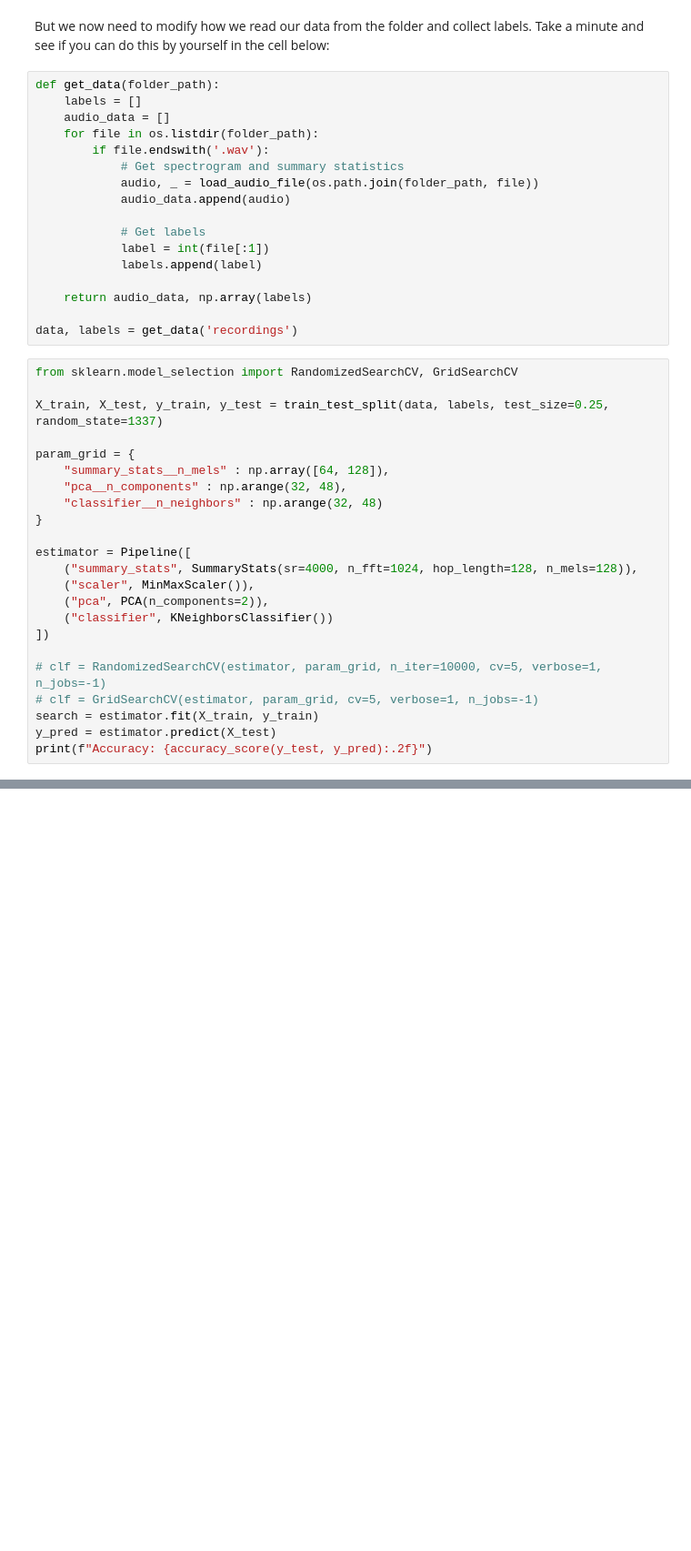
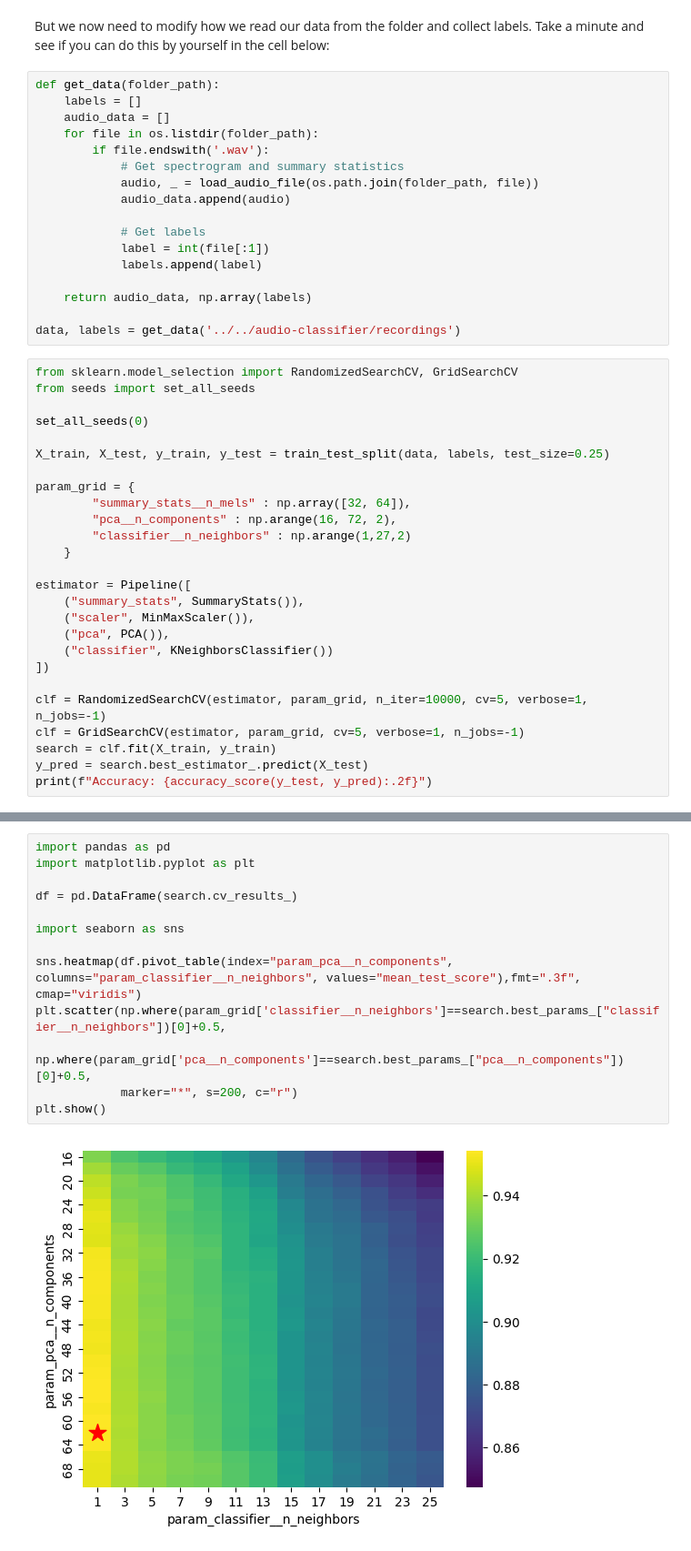
Before and after one commit to acceleratescience/data-school-Autumn23, a Jupyter notebook: Labs/Lab 4/3_Exploration.ipynb, the cells around one changed output, grey strips where cells are left out. Shown at 91% size. Cells and saved outputs as stored; diff of their text form; blank space fills up the shorter version.

```diff
--- a/Labs/Lab 4/3_Exploration.ipynb
+++ b/Labs/Lab 4/3_Exploration.ipynb
@@ -284,28 +319,31 @@ def get_data(folder_path):
 
     return audio_data, np.array(labels)
 
-data, labels = get_data('recordings')
+data, labels = get_data('../../audio-classifier/recordings')
 # %%
 from sklearn.model_selection import RandomizedSearchCV, GridSearchCV
+from seeds import set_all_seeds
 
-X_train, X_test, y_train, y_test = train_test_split(data, labels, test_size=0.25, random_state=1337)
+set_all_seeds(0)
+
+X_train, X_test, y_train, y_test = train_test_split(data, labels, test_size=0.25)
 
 param_grid = {
-    "summary_stats__n_mels" : np.array([64, 128]),
-    "pca__n_components" : np.arange(32, 48),
-    "classifier__n_neighbors" : np.arange(32, 48)
-}
+        "summary_stats__n_mels" : np.array([32, 64]),
+        "pca__n_components" : np.arange(16, 72, 2),
+        "classifier__n_neighbors" : np.arange(1,27,2)
+    }
 
 estimator = Pipeline([
-    ("summary_stats", SummaryStats(sr=4000, n_fft=1024, hop_length=128, n_mels=128)),
+    ("summary_stats", SummaryStats()),
     ("scaler", MinMaxScaler()),
-    ("pca", PCA(n_components=2)),
+    ("pca", PCA()),
     ("classifier", KNeighborsClassifier())
 ])
 
-# clf = RandomizedSearchCV(estimator, param_grid, n_iter=10000, cv=5, verbose=1, n_jobs=-1)
-# clf = GridSearchCV(estimator, param_grid, cv=5, verbose=1, n_jobs=-1)
-search = estimator.fit(X_train, y_train)
-y_pred = estimator.predict(X_test)
+clf = RandomizedSearchCV(estimator, param_grid, n_iter=10000, cv=5, verbose=1, n_jobs=-1)
+clf = GridSearchCV(estimator, param_grid, cv=5, verbose=1, n_jobs=-1)
+search = clf.fit(X_train, y_train)
+y_pred = search.best_estimator_.predict(X_test)
 print(f"Accuracy: {accuracy_score(y_test, y_pred):.2f}")
 # %% [output]
@@ -313 +369,16 @@ Accuracy: 0.24
+# %%
+import pandas as pd
+import matplotlib.pyplot as plt
+
+df = pd.DataFrame(search.cv_results_)
+
+import seaborn as sns
+
+sns.heatmap(df.pivot_table(index="param_pca__n_components", columns="param_classifier__n_neighbors", values="mean_test_score"),fmt=".3f", cmap="viridis")
+plt.scatter(np.where(param_grid['classifier__n_neighbors']==search.best_params_["classifier__n_neighbors"])[0]+0.5,
+            np.where(param_grid['pca__n_components']==search.best_params_["pca__n_components"])[0]+0.5,
+            marker="*", s=200, c="r")
+plt.show()
+# %% [output]
+[figure, added]
 # %% [markdown]
```
Also changed, not shown: parts of 28 cells of this notebook, 10 other files.
